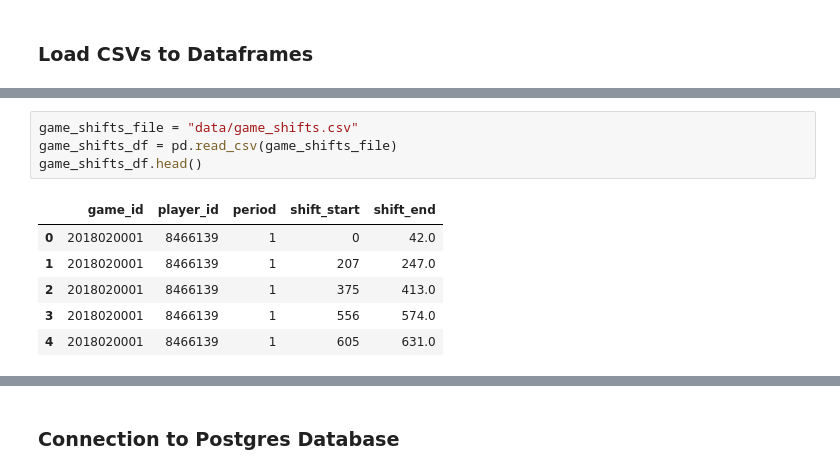
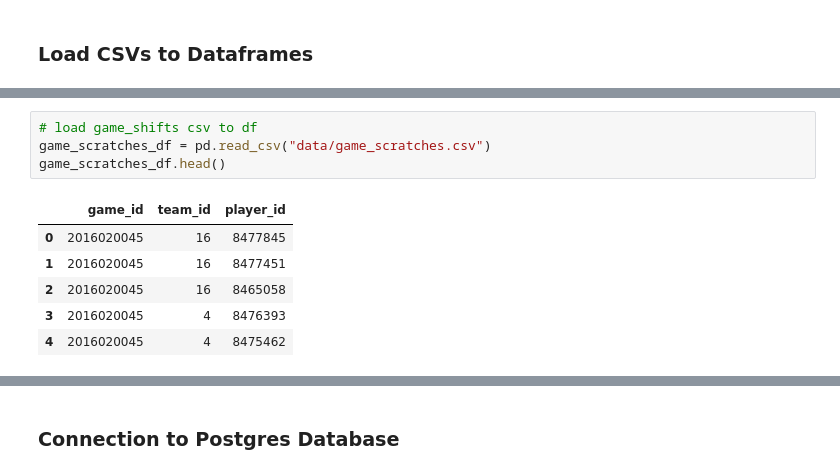
Before and after one commit to willserene/SQL_ETL, a Jupyter notebook: load_data.ipynb, the cells around one changed output, grey strips where cells are left out. Drawn from its saved outputs; the diff is of its cells as text.

```diff
--- a/load_data.ipynb
+++ b/load_data.ipynb
@@ -62,11 +51,11 @@ game_officials_df.head()
-# %%
-game_shifts_file = "data/game_shifts.csv"
-game_shifts_df = pd.read_csv(game_shifts_file)
-game_shifts_df.head()
-# %% [output]
-|  | game_id | player_id | period | shift_start | shift_end |
-| 0 | 2018020001 | 8466139 | 1 | 0 | 42.0 |
-| 1 | 2018020001 | 8466139 | 1 | 207 | 247.0 |
-| 2 | 2018020001 | 8466139 | 1 | 375 | 413.0 |
-| 3 | 2018020001 | 8466139 | 1 | 556 | 574.0 |
-| 4 | 2018020001 | 8466139 | 1 | 605 | 631.0 |
+# %%
+# load game_shifts csv to df
+game_scratches_df = pd.read_csv("data/game_scratches.csv")
+game_scratches_df.head()
+# %% [output]
+|  | game_id | team_id | player_id |
+| 0 | 2016020045 | 16 | 8477845 |
+| 1 | 2016020045 | 16 | 8477451 |
+| 2 | 2016020045 | 16 | 8465058 |
+| 3 | 2016020045 | 4 | 8476393 |
+| 4 | 2016020045 | 4 | 8475462 |
```
Also changed, not shown: parts of 26 cells of this notebook, 1 other file.
